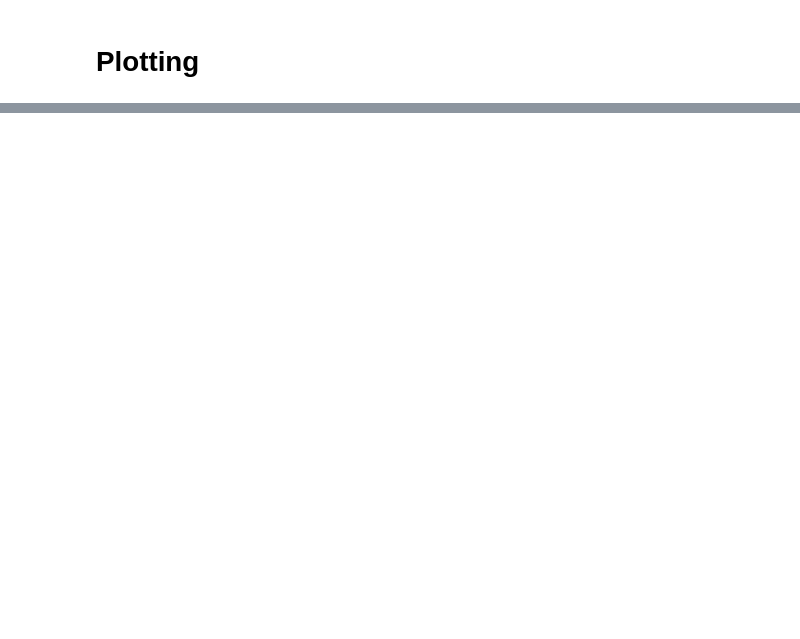
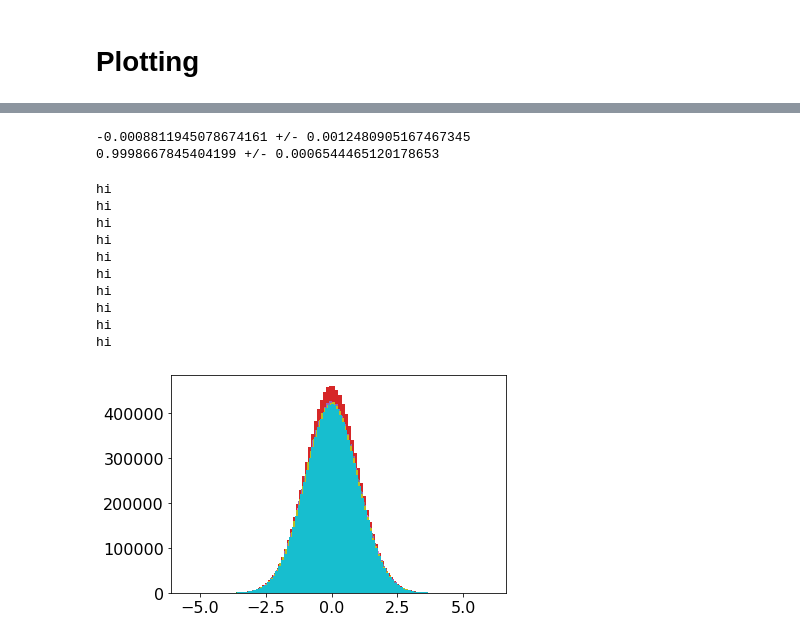
Before and after one commit to wunderbeere/339-lab1, a Jupyter notebook: exercise2.ipynb, the cells around one changed output, grey strips where cells are left out. Cells and saved outputs as stored; diff of their text form; code cells hidden in the pictures; blank space fills up the shorter version.

```diff
--- a/exercise2.ipynb
+++ b/exercise2.ipynb
@@ -119,0 +127,37 @@ Mean of the best fit curve: -0.00026249211837953097 +/- 0.0002968651578611755
+# %%
+Nruns = 10
+Nsamp = 1e6
+trials = range(int(Nsamp))
+
+means = np.zeros(Nruns)
+stdevs = np.zeros(Nruns)
+
+sigma = 1 # arbitrary
+
+for n in range(Nruns):
+    print("Starting run", str(n+1))
+
+    values_mu = np.zeros(int(Nsamp))
+    values_theta = np.zeros(int(Nsamp))
+
+    # Generate mu and theta separately
+    for i in trials:
+        r1 = r.random() # value between 0 and 1
+        r2 = r.randrange(-1000, 1000)/1000 # value between -1 and 1
+
+        values_mu[i] = M_inverseCDF(r1) # store randomly generated mu's
+        values_theta[i] = Theta_inverseCDF(r2) # store randomly generated theta's
+
+    # Convert to polar coordinates (mu --> r)
+    values_r = np.sqrt(2*sigma**2 * values_mu)
+
+    # Convert to cartesian
+    x = values_r*np.cos(values_theta)
+    y = values_r*np.sin(values_theta)
+
+    print("mean", np.mean(x))
+    print("std", np.std(x))
+    print()
+
+    means[n] = np.mean(x)
+    stdevs[n] = np.std(x)
@@ -119,0 +182,27 @@ Mean of the best fit curve: -0.00026249211837953097 +/- 0.0002968651578611755
+# %%
+# error on the mean
+print(np.mean(means), "+/-", np.std(means))
+
+# error on the stdev
+print(np.mean(stdevs), "+/-", np.std(stdevs))
+# %% [output]
+-0.0008811945078674161 +/- 0.0012480905167467345
+0.9998667845404199 +/- 0.0006544465120178653
+# %%
+for n in range(Nruns):
+    print("hi")
+    plt.hist(np.random.normal(means[n], stdevs[n], int(10e6)), bins=100)
+
+plt.show()
+# %% [output]
+hi
+hi
+hi
+hi
+hi
+hi
+hi
+hi
+hi
+hi
+[figure, added]
```
Also changed, not shown: parts of 7 cells of this notebook.
